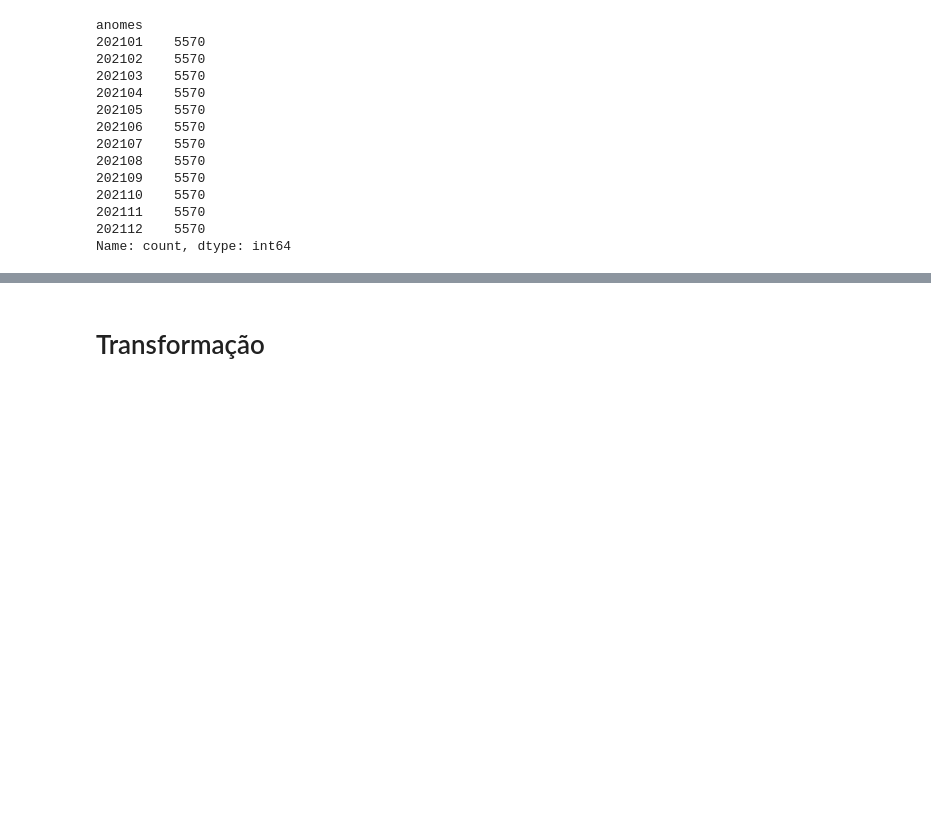
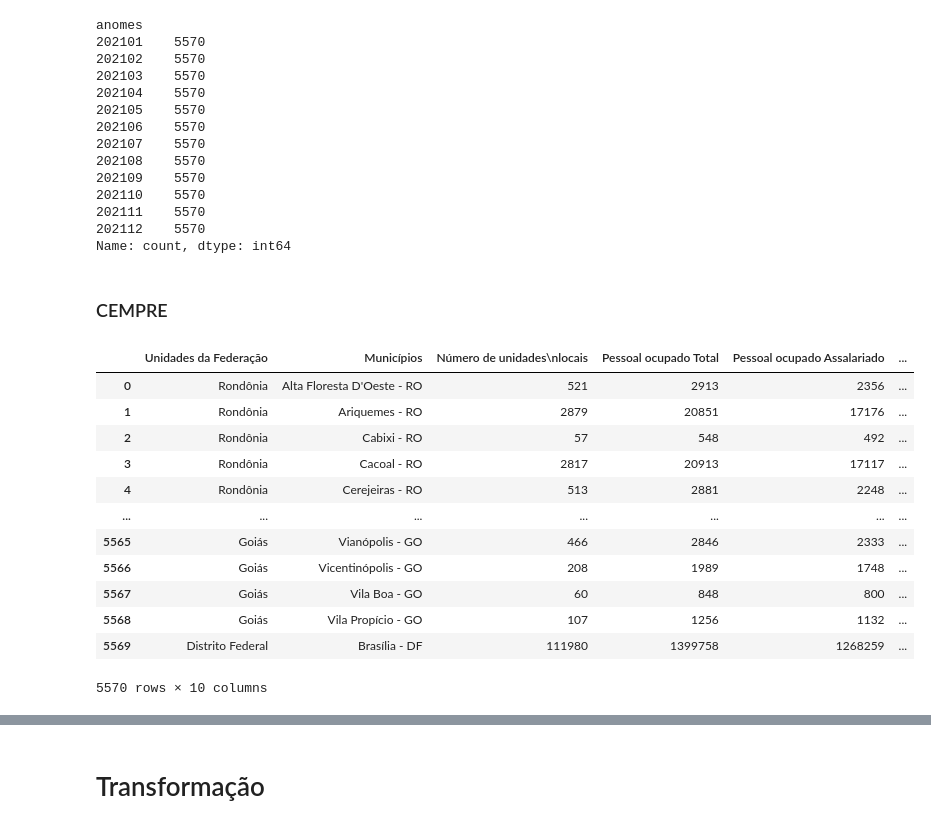
Before and after one commit to AHChaves/IC-InSAN, a Jupyter notebook: Integracao/integracao_2021.ipynb, the cells around one changed output, grey strips where cells are left out. Cells and saved outputs as stored; diff of their text form; code cells hidden in the pictures; blank space fills up the shorter version.

Commit message:
MOD: Alteração na integração do CEMPRE no ano de 2021

```diff
--- a/Integracao/integracao_2021.ipynb
+++ b/Integracao/integracao_2021.ipynb
@@ -13,7 +13,7 @@ pib_Munic_BD = pd.read_excel("../dataset/Economico/Renda e Desenvolvimento/PIB/P
 # %%
 PAM_2021 = pd.read_excel("../dataset/Producao Alimentar/Tipos de Alimento/PAM_2021.xlsx")
 # %%
-cempre_2021 = pd.read_excel("../dataset/Economico/Renda e Desenvolvimento/Renda Per Capta/Cempre_2021.xlsx")
+cempre = pd.read_excel("../dataset/Economico/Renda e Desenvolvimento/Renda Per Capta/Cempre_2021.xlsx")
 # %% [markdown]
 # Analise
 # %% [markdown]
@@ -138,3 +138,21 @@ anomes
 202111    5570
 202112    5570
 Name: count, dtype: int64
+# %% [markdown]
+### CEMPRE
+# %%
+cempre
+# %% [output]
+|  | Unidades da Federação | Municípios | Número de unidades\nlocais | Pessoal ocupado Total | Pessoal ocupado Assalariado | ... |
+| 0 | Rondônia | Alta Floresta D'Oeste - RO | 521 | 2913 | 2356 | ... |
+| 1 | Rondônia | Ariquemes - RO | 2879 | 20851 | 17176 | ... |
+| 2 | Rondônia | Cabixi - RO | 57 | 548 | 492 | ... |
+| 3 | Rondônia | Cacoal - RO | 2817 | 20913 | 17117 | ... |
+| 4 | Rondônia | Cerejeiras - RO | 513 | 2881 | 2248 | ... |
+| ... | ... | ... | ... | ... | ... | ... |
+| 5565 | Goiás | Vianópolis - GO | 466 | 2846 | 2333 | ... |
+| 5566 | Goiás | Vicentinópolis - GO | 208 | 1989 | 1748 | ... |
+| 5567 | Goiás | Vila Boa - GO | 60 | 848 | 800 | ... |
+| 5568 | Goiás | Vila Propício - GO | 107 | 1256 | 1132 | ... |
+| 5569 | Distrito Federal | Brasília - DF | 111980 | 1399758 | 1268259 | ... |
+5570 rows × 10 columns
```
Also changed, not shown: parts of 11 cells of this notebook.
